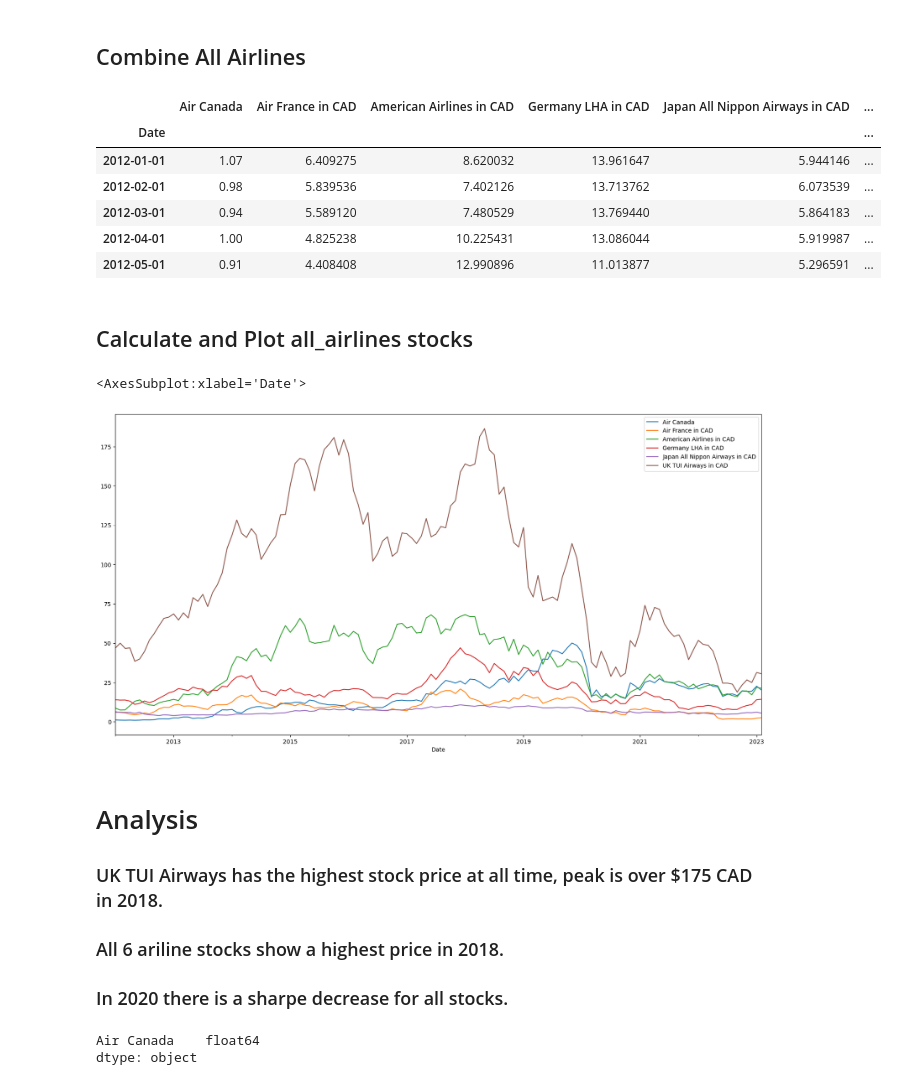
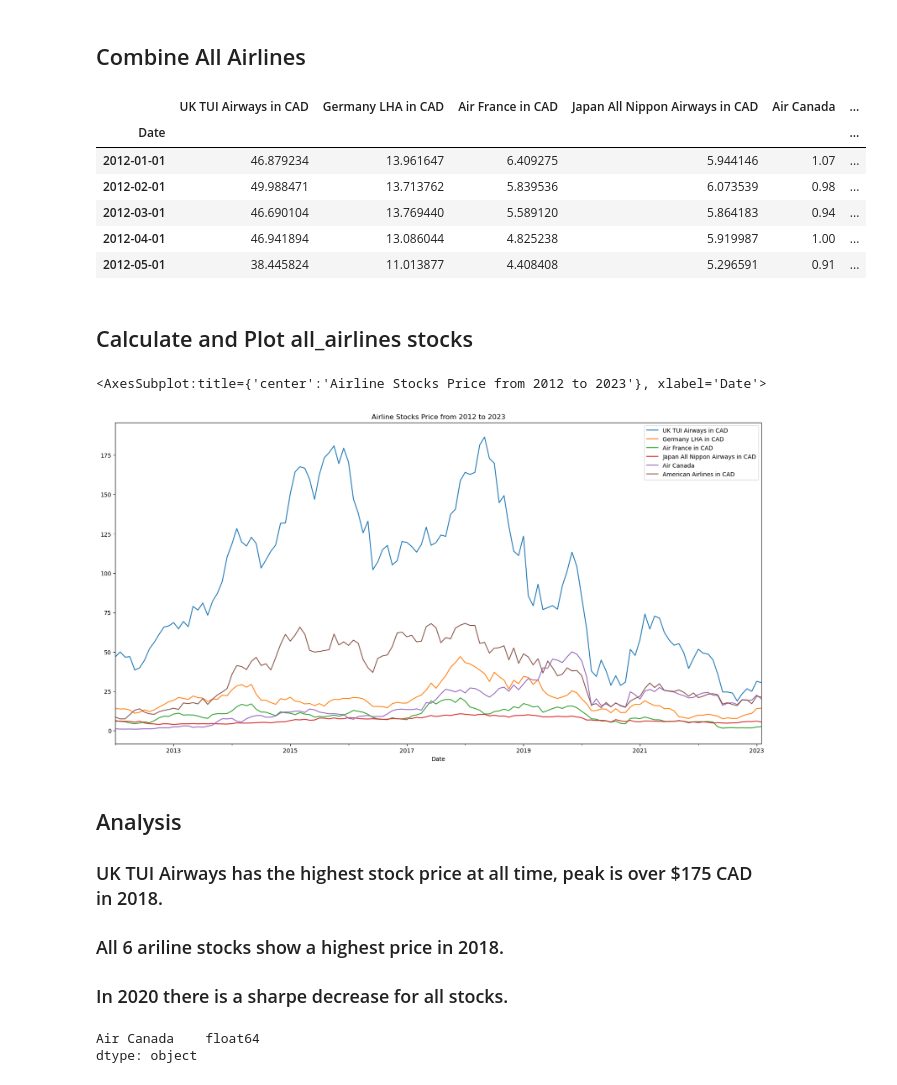
Before and after one commit to Emmalu868/Group-3-Project, a Jupyter notebook: Airline Data/Airline.ipynb, the cells around one changed output. Cells and saved outputs as stored; diff of their text form; code cells hidden in the pictures.

```diff
--- a/Airline Data/Airline.ipynb
+++ b/Airline Data/Airline.ipynb
@@ -76,3 +70,22 @@ japan_all_nippon_airways_df.rename(columns ={"Close":"Japan All Nippon Airways"}
 
 uk_tui_airways_df.drop(['Open','High','Low','Adj Close','Volume'], axis=1, inplace=True)
 uk_tui_airways_df.rename(columns ={"Close":"UK TUI Airways"}, inplace=True)
+# %%
+# Drop nulls
+air_canada_df.dropna(inplace = True)
+display(air_canada_df.isnull().sum())
+
+air_france_df.dropna(inplace = True)
+display(air_france_df.isnull().sum())
+
+american_airlines_df.dropna(inplace = True)
+display(american_airlines_df.isnull().sum())
+
+germany_lha_df.dropna(inplace = True)
+display(germany_lha_df.isnull().sum())
+
+japan_all_nippon_airways_df.dropna(inplace = True)
+display(japan_all_nippon_airways_df.isnull().sum())
+
+uk_tui_airways_df.dropna(inplace = True)
+display(uk_tui_airways_df.isnull().sum())
@@ -287,22 +315,23 @@ uk_tui_airways_df.set_index("Date",inplace=True)
 ## Combine All Airlines
 # %%
 # Join 6 Airlines stocks into a single DataFrame with columns for each airline's close price.
-df_monthly = pd.concat([air_canada_df,
+df_monthly = pd.concat([uk_tui_airways_df,
+                        germany_lha_df,
                         air_france_df,
+                        japan_all_nippon_airways_df,
+                        air_canada_df,
                         american_airlines_df,
-                        germany_lha_df,
-                        japan_all_nippon_airways_df,
-                        uk_tui_airways_df],
+                       ],
                          axis="columns",join="inner")
 df_monthly.head()
 # %% [output]
-|  | Air Canada | Air France in CAD | American Airlines in CAD | Germany LHA in CAD | Japan All Nippon Airways in CAD | ... |
+|  | UK TUI Airways in CAD | Germany LHA in CAD | Air France in CAD | Japan All Nippon Airways in CAD | Air Canada | ... |
 | Date |  |  |  |  |  | ... |
-| 2012-01-01 | 1.07 | 6.409275 | 8.620032 | 13.961647 | 5.944146 | ... |
-| 2012-02-01 | 0.98 | 5.839536 | 7.402126 | 13.713762 | 6.073539 | ... |
-| 2012-03-01 | 0.94 | 5.589120 | 7.480529 | 13.769440 | 5.864183 | ... |
-| 2012-04-01 | 1.00 | 4.825238 | 10.225431 | 13.086044 | 5.919987 | ... |
-| 2012-05-01 | 0.91 | 4.408408 | 12.990896 | 11.013877 | 5.296591 | ... |
+| 2012-01-01 | 46.879234 | 13.961647 | 6.409275 | 5.944146 | 1.07 | ... |
+| 2012-02-01 | 49.988471 | 13.713762 | 5.839536 | 6.073539 | 0.98 | ... |
+| 2012-03-01 | 46.690104 | 13.769440 | 5.589120 | 5.864183 | 0.94 | ... |
+| 2012-04-01 | 46.941894 | 13.086044 | 4.825238 | 5.919987 | 1.00 | ... |
+| 2012-05-01 | 38.445824 | 11.013877 | 4.408408 | 5.296591 | 0.91 | ... |
 # %%
 #export to csv: df_monthly
 df_monthly.to_csv("./Airline/df_monthly.csv", sep=',', encoding='utf-8', index=False)
@@ -310,12 +339,12 @@ df_monthly.to_csv("./Airline/df_monthly.csv", sep=',', encoding='utf-8', index=F
 ## Calculate and Plot all_airlines stocks
 # %%
 # Plot daily returns of all portfolios
-df_monthly.plot(figsize = (20,10))
+df_monthly.plot(figsize = (20,10), title="Airline Stocks Price from 2012 to 2023")
 # %% [output]
-<AxesSubplot:xlabel='Date'>
+<AxesSubplot:title={'center':'Airline Stocks Price from 2012 to 2023'}, xlabel='Date'>
-[figure, old version]
+[figure, new version]
 # %% [markdown]
-# Analysis
+## Analysis
 ### UK TUI Airways has the highest stock price at all time, peak is over $175 CAD in 2018.
 ### All 6 ariline stocks show a highest price in 2018.
 ### In 2020 there is a sharpe decrease for all stocks.
```
Also changed, not shown: parts of 19 cells of this notebook.
